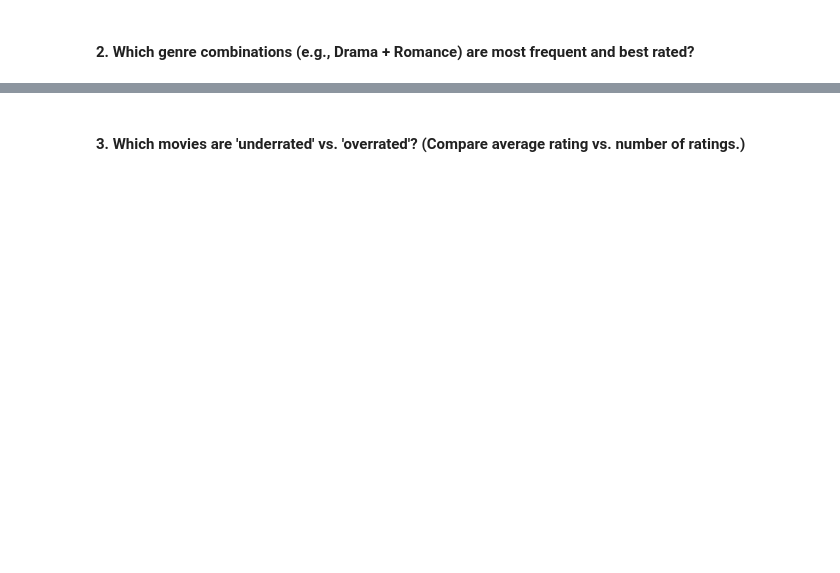
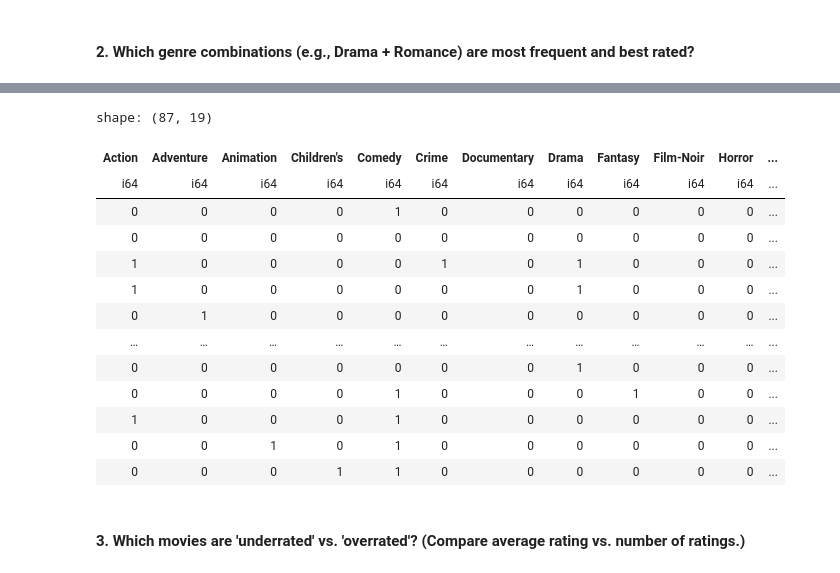
Before and after one commit to GoncaloBento/movielens-aws-duckdb, a Jupyter notebook: notebooks/data_base_handler.ipynb, the cells around one changed output, grey strips where cells are left out. Saved outputs shown, nothing was run; the diff lists cells and outputs as text; code cells hidden in the pictures; blank space fills up the shorter version.

```diff
--- a/notebooks/data_base_handler.ipynb
+++ b/notebooks/data_base_handler.ipynb
@@ -190,3 +192,11 @@ shape: (100_000, 21)
 | 2 | 50 | 5 | 1 | 1 | 0 | 0 | 0 | 0 | 0 | 0 | ... |
 | 79 | 50 | 4 | 1 | 1 | 0 | 0 | 0 | 0 | 0 | 0 | ... |
 | 290 | 50 | 5 | 1 | 1 | 0 | 0 | 0 | 0 | 0 | 0 | ... |
+# %%
+df_number_ratings = duckdb.query(
+    """ SELECT dfrm.movieId,COUNT(dfrm.movieId) AS Number_Of_Ratings
+    FROM df_ratings_movies AS dfrm
+    GROUP BY dfrm.movieId
+"""
+).pl()
+df_number_ratings
@@ -192,0 +218,8 @@ shape: (100_000, 21)
+# %%
+df_ratings_join_number_ratings = duckdb.query(
+    """ SELECT *
+    FROM df_ratings_movies AS dfrm
+    INNER JOIN df_number_ratings AS dfnr ON dfrm.movieId == dfnr.movieId
+"""
+).pl()
+df_ratings_join_number_ratings
@@ -192,0 +241,3 @@ shape: (100_000, 21)
+# %%
+df_ratings_join_number_ratings = df_ratings_join_number_ratings.drop('movieId_1')
+df_ratings_join_number_ratings
@@ -452,3 +501,27 @@ print(df)
+# %%
+df_genres_combinations_rating = duckdb.query(
+    """ SELECT dfm.Action, dfm.Adventure, dfm.Animation, dfm."Children's", dfm.Comedy ,dfm.Crime, dfm.Documentary, dfm.Drama, dfm.Fantasy , dfm."Film-Noir" , dfm.Horror, dfm.Musical, dfm.Mystery, dfm.Romance, dfm."Sci-Fi", dfm.Thriller, dfm.War, dfm.Western, AVG(dfm.rating) As Average_Rating
+    FROM df_ratings_join_number_ratings AS dfm
+    WHERE dfm.Number_Of_Ratings > 150
+    GROUP BY dfm.Action, dfm.Adventure, dfm.Animation, dfm."Children's", dfm.Comedy ,dfm.Crime, dfm.Documentary, dfm.Drama, dfm.Fantasy , dfm."Film-Noir" , dfm.Horror, dfm.Musical, dfm.Mystery, dfm.Romance, dfm."Sci-Fi", dfm.Thriller, dfm.War, dfm.Western
+    ORDER BY Average_Rating DESC"""
+).pl()
+df_genres_combinations_rating
+# %% [output]
+shape: (87, 19)
+| Action | Adventure | Animation | Children's | Comedy | Crime | Documentary | Drama | Fantasy | Film-Noir | Horror | ... |
+| i64 | i64 | i64 | i64 | i64 | i64 | i64 | i64 | i64 | i64 | i64 | ... |
+| 0 | 0 | 0 | 0 | 1 | 0 | 0 | 0 | 0 | 0 | 0 | ... |
+| 0 | 0 | 0 | 0 | 0 | 0 | 0 | 0 | 0 | 0 | 0 | ... |
+| 1 | 0 | 0 | 0 | 0 | 1 | 0 | 1 | 0 | 0 | 0 | ... |
+| 1 | 0 | 0 | 0 | 0 | 0 | 0 | 1 | 0 | 0 | 0 | ... |
+| 0 | 1 | 0 | 0 | 0 | 0 | 0 | 0 | 0 | 0 | 0 | ... |
+| … | … | … | … | … | … | … | … | … | … | … | ... |
+| 0 | 0 | 0 | 0 | 0 | 0 | 0 | 1 | 0 | 0 | 0 | ... |
+| 0 | 0 | 0 | 0 | 1 | 0 | 0 | 0 | 1 | 0 | 0 | ... |
+| 1 | 0 | 0 | 0 | 1 | 0 | 0 | 0 | 0 | 0 | 0 | ... |
+| 0 | 0 | 1 | 0 | 1 | 0 | 0 | 0 | 0 | 0 | 0 | ... |
+| 0 | 0 | 0 | 1 | 1 | 0 | 0 | 0 | 0 | 0 | 0 | ... |
 # %% [markdown]
 #### 3. Which movies are 'underrated' vs. 'overrated'? (Compare average rating vs. number of ratings.)
 # %%
```
Also changed, not shown: parts of 39 cells of this notebook.
